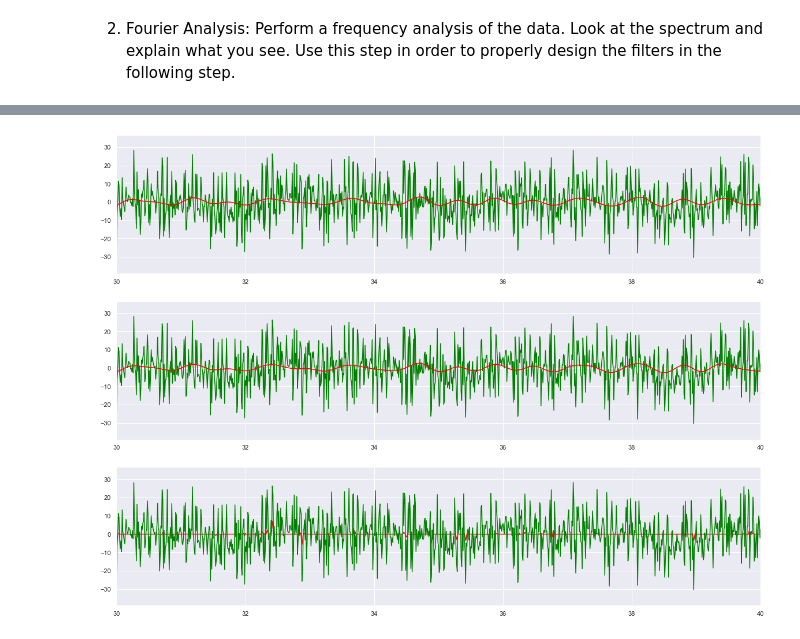
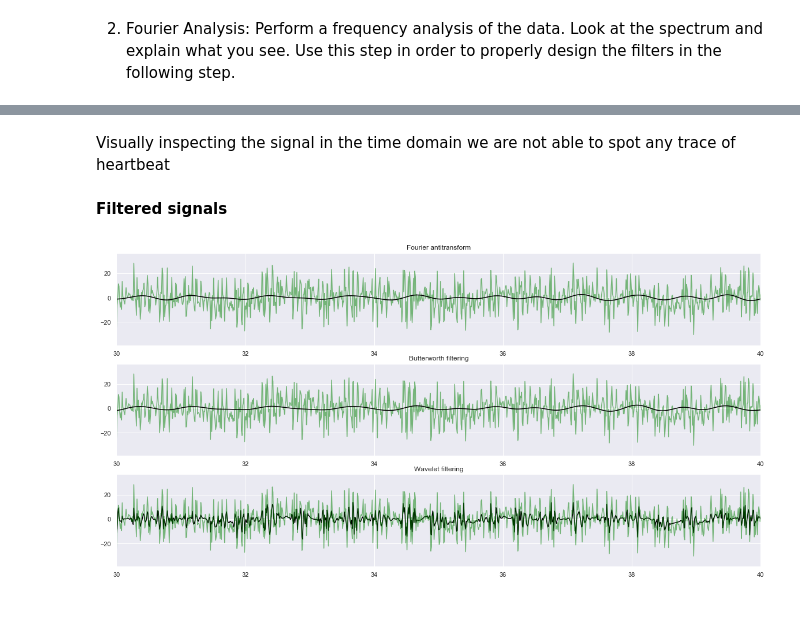
Before and after one commit to CrostaBot/HeartRateEstimation, a Jupyter notebook: BCG.ipynb, the cells around one changed output, grey strips where cells are left out. Cells and saved outputs as stored; diff of their text form; code cells hidden in the pictures; blank space fills up the shorter version.

```diff
--- a/BCG.ipynb
+++ b/BCG.ipynb
@@ -480,0 +497,11 @@ def wavelet(x):
+# %%
+selected = (PCA_acc[0]-np.mean(PCA_acc[0]))
+fs = freq
+lf = 40/60 #low band limit 40 bmp to Hz
+hf = 100/60  #high band limit 100 bmp to Hz
+wavelet = "sym5"
+levels = 4
+
+sig_filt_fft = fftfilt(selected,lf,hf,fs)
+sig_filt_butter = butterfilt(selected,lf,hf,fs)
+rec_a,rec_d,ca,cd = wave_dec(selected, wavelet,levels)
@@ -481,24 +510,33 @@ def wavelet(x):
+# %% [markdown]
+Visually inspecting the signal in the time domain we are not able to spot any trace of heartbeat
+# %%
+threshold = 10
+
+coeffs = []
+coeffs.append(pywt.threshold(ca[-1],np.sqrt(threshold*np.log2(ca[-1].size))))
+[coeffs.append(pywt.threshold(cdx,np.sqrt(threshold*np.log2(cdx.size)))) for cdx in reversed(cd)]
+wavelet_filt = pywt.waverec(coeffs, wavelet)
+# %% [markdown]
+**Filtered signals**
 # %%
-# Computation
-sig_filt_fft = fftfilt(selected,lf,hf,fs)
-sig_filt_butter = butterfilt(selected,lf,hf,fs)
-sig_filt_wavelet = wavelet(selected)
+# Plot
+figure, axis = plt.subplots(3, 1, figsize = (20, 10))
 
-# Plot
-figure, axis = plt.subplots(3, 1, figsize = (20, 15))
+axis[0].plot(time, selected, 'green',alpha=0.5)
+axis[0].plot(time, sig_filt_fft, 'black')
+axis[0].set_xlim([30,40])
+axis[0].set_title("Fourier antitransform")
 
-axis[0].plot(time, selected, 'green')
-axis[0].plot(time, sig_filt_fft, 'red')
-axis[0].set_xlim([30,40])
+axis[1].plot(time, selected, 'green',alpha=0.5)
+axis[1].plot(time, sig_filt_butter, 'black')
+axis[1].set_xlim([30,40])
+axis[1].set_title("Butterworth filtering")
 
-axis[1].plot(time, selected, 'green')
-axis[1].plot(time, sig_filt_butter, 'red')
-axis[1].set_xlim([30,40])
-
-axis[2].plot(time, sig_filt_wavelet, 'red')
-axis[2].plot(time, selected, 'green')
+axis[2].plot(time, wavelet_filt[len(wavelet_filt)-len(time):], 'black')
+axis[2].plot(time, selected, 'green',alpha=0.5)
 axis[2].set_xlim([30,40])
+axis[2].set_title("Wavelet filtering")
 
 plt.show()
 # %% [output]
-[figure, old version]
+[figure, new version]
```
Also changed, not shown: parts of 18 cells of this notebook.
